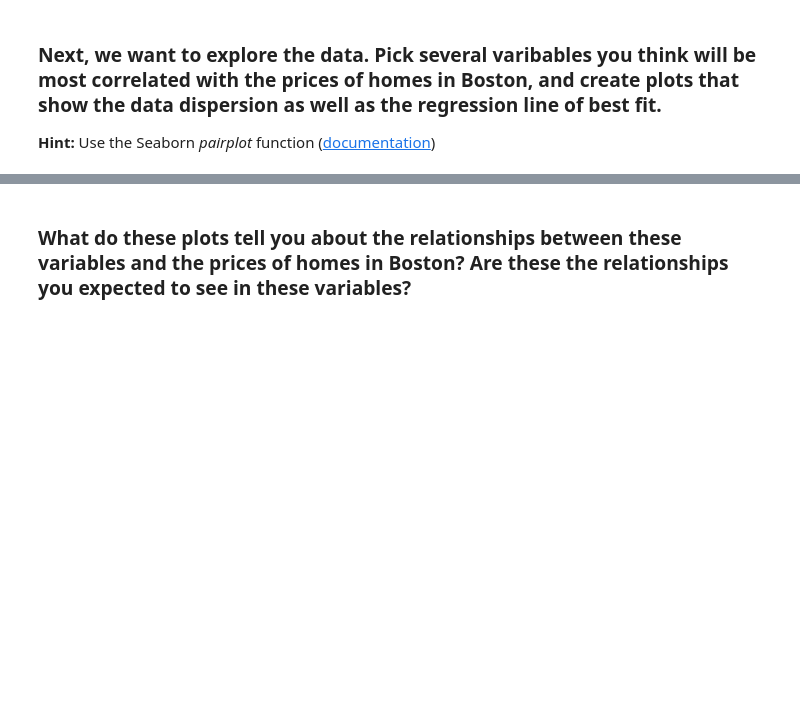
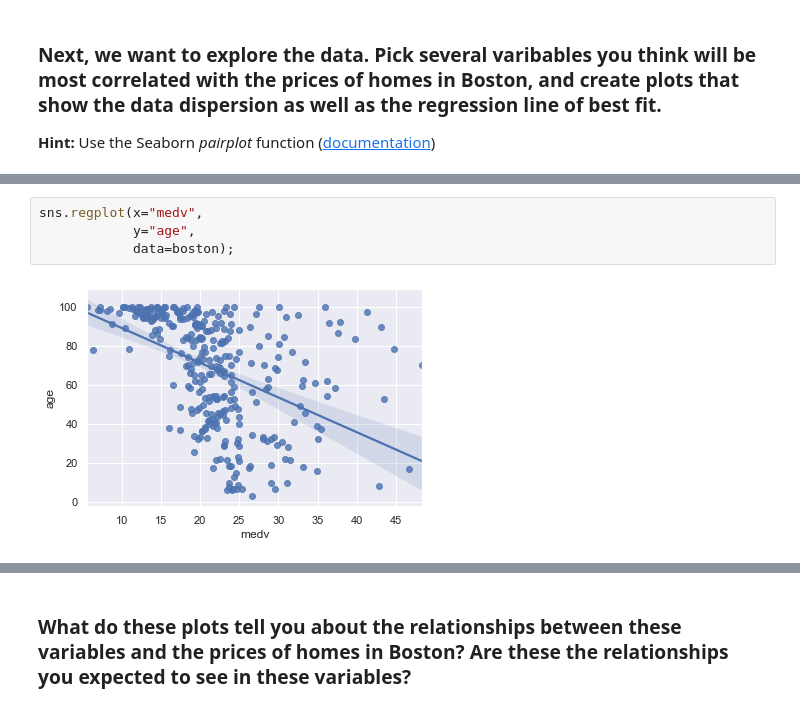
Before and after one commit to ta-data-remote/lab-problems-with-ML, a Jupyter notebook: your-code/lab_boston_housing.ipynb, the cells around one changed output, grey strips where cells are left out. Saved outputs shown, nothing was run; the diff lists cells and outputs as text; blank space fills up the shorter version.

```diff
--- a/your-code/lab_boston_housing.ipynb
+++ b/your-code/lab_boston_housing.ipynb
@@ -34,0 +122,6 @@ import matplotlib.pyplot as plt
+# %%
+sns.regplot(x="medv",
+            y="age",
+            data=boston);
+# %% [output]
+[figure, added]
```
Also changed, not shown: parts of 30 cells of this notebook, 12 other files.
